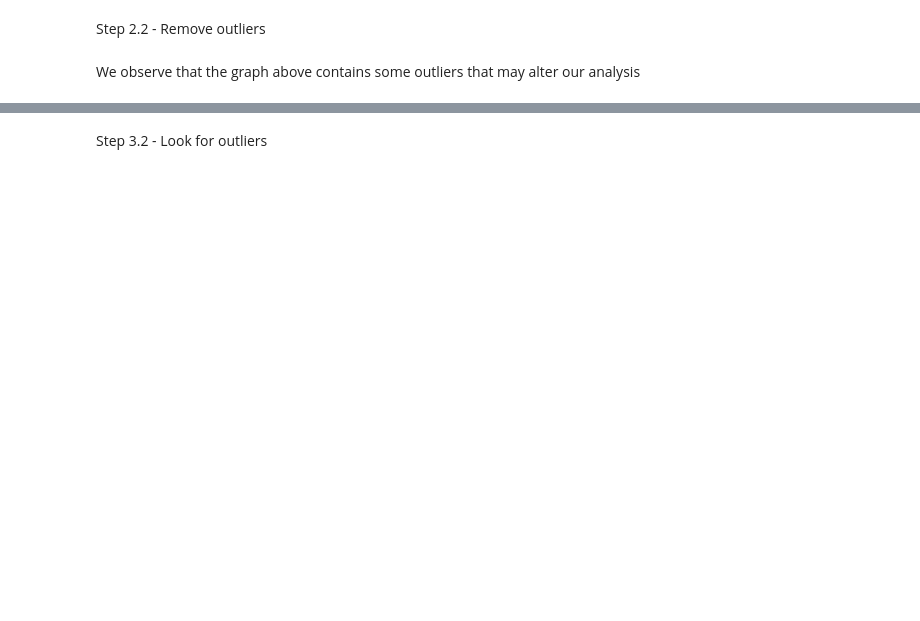
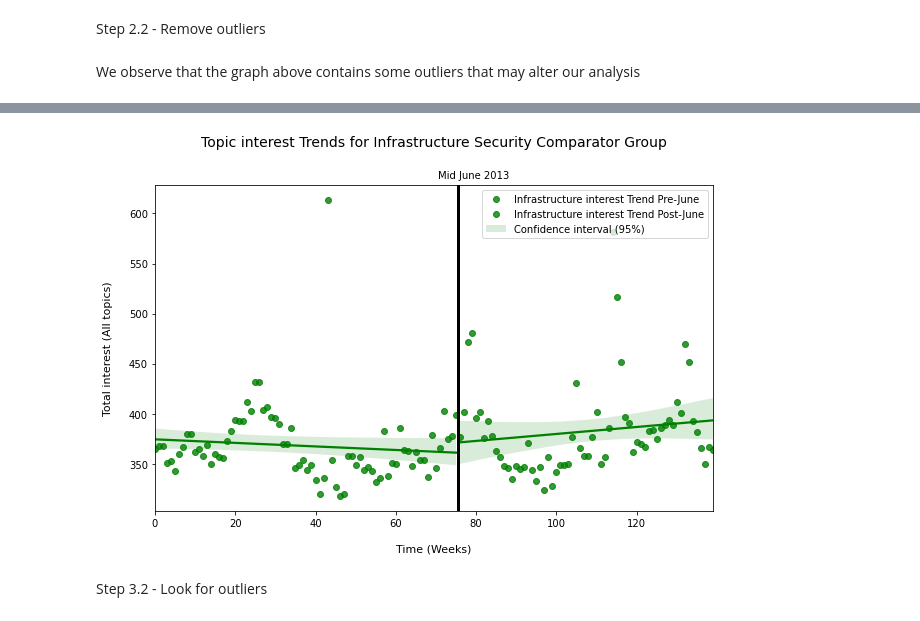
Before and after one commit to epfl-ada/ada-2020-project-milestone-p3-p3_pada1, a Jupyter notebook: chilling_effect_trend.ipynb, the cells around one changed output, grey strips where cells are left out. Cells and saved outputs as stored; diff of their text form; code cells hidden in the pictures; blank space fills up the shorter version.

```diff
--- a/chilling_effect_trend.ipynb
+++ b/chilling_effect_trend.ipynb
@@ -659,3 +686,29 @@ plt.show()
+# %%
+### Show the figure before outliers removal of infrastructure comparator group
+## Visualisation of the full time series
+fig, ax = plt.subplots(figsize=(10, 6))
+
+# Draw infrastructure data (pre/post june) plot
+make_regression_plot(infrastructure_pre_june_ts, infrastructure_post_june_ts, ax=ax, name="Infrastructure", color="green")
+
+# Emphasise when the revelations occured
+revelation_date_integer = 75.5
+ax.axvline(x=revelation_date_integer, ymin=0, ymax=160, color='black', linewidth='3')
+
+x_text_offset = revelation_date_integer - 5
+y_text_offset = 635
+ax.text(x_text_offset, y_text_offset, 'Mid June 2013', fontsize=10)
+
+ax.collections[3].set_label('Confidence interval (95%)')
+
+ax.set_title('Topic interest Trends for Infrastructure Security Comparator Group\n\n', fontsize=14)
+ax.set_xlabel('\nTime (Weeks)', fontsize=11)
+ax.set_ylabel('Total interest (All topics)\n', fontsize=11)
+ax.legend(loc='upper right')
+
+plt.show()
+# %% [output]
+[figure, added]
 # %% [markdown]
 Step 3.2 - Look for outliers
 # %%
```
Also changed, not shown: parts of 30 cells of this notebook, 40 other files.
